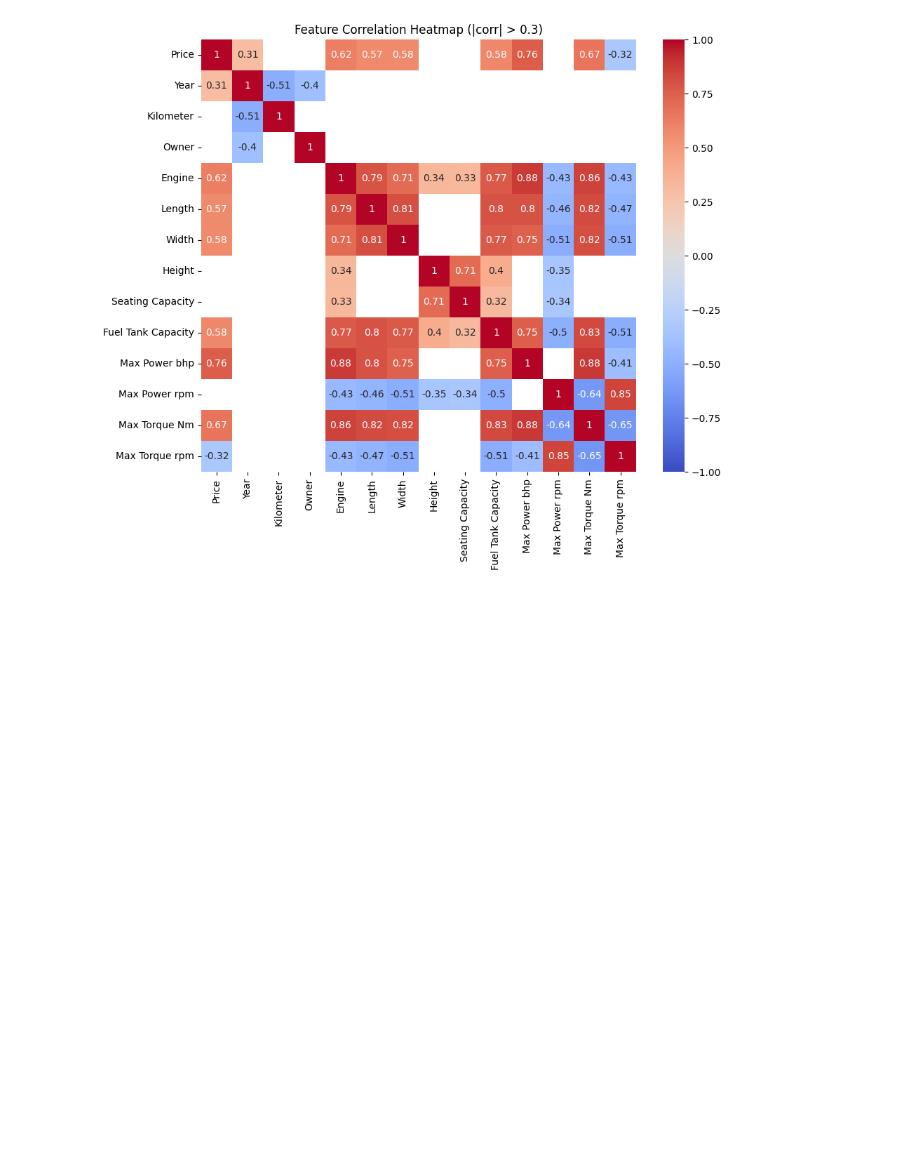
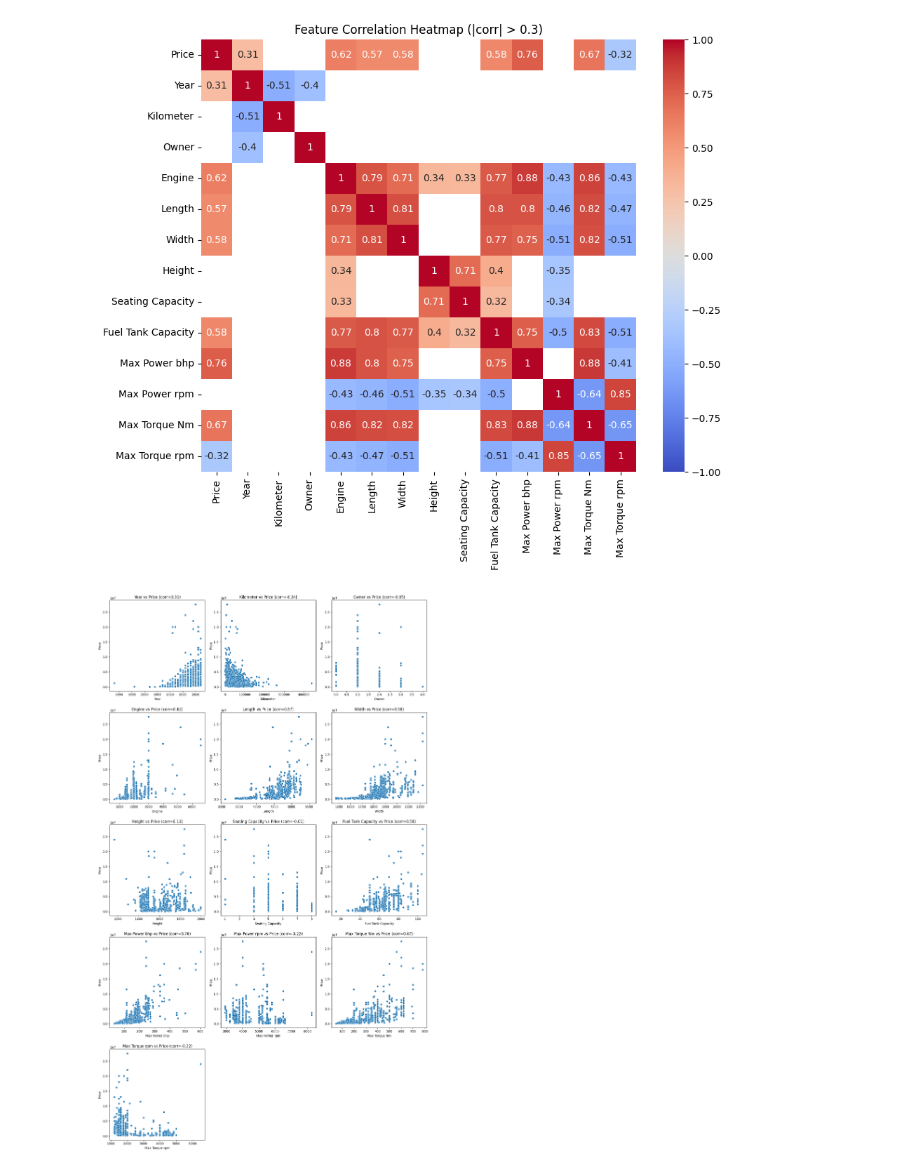
Before and after one commit to p1neapplechoco/LAB1-MML, a Jupyter notebook: visualize.ipynb, the cells around one changed output. Cells and saved outputs as stored; diff of their text form; code cells hidden in the pictures; blank space fills up the shorter version.

```diff
--- a/visualize.ipynb
+++ b/visualize.ipynb
@@ -164,3 +166,30 @@ plt.title("Feature Correlation Heatmap (|corr| > 0.3)")
 plt.show()
 # %% [output]
 [figure]
+# %%
+import math
+correlations = numeric_data.corr()["Price"]
+num_cols = [col for col in numeric_data.columns if col != "Price"]
+
+num_plots = len(num_cols)
+cols_per_row = 3
+num_rows = math.ceil(num_plots / cols_per_row)
+
+fig, axes = plt.subplots(num_rows, cols_per_row, figsize=(5 * cols_per_row, 5 * num_rows))
+
+axes = axes.flatten()
+
+for i, col in enumerate(num_cols):
+    corr_value = correlations[col]
+    sns.scatterplot(x=numeric_data[col], y=numeric_data["Price"], ax=axes[i])
+    axes[i].set_title(f"{col} vs Price (corr={corr_value:.2f})")
+    axes[i].set_xlabel(col)
+    axes[i].set_ylabel("Price")
+
+for j in range(i + 1, len(axes)):
+    fig.delaxes(axes[j])
+
+plt.tight_layout()
+plt.show()
+# %% [output]
+[figure, added]
```
Also changed, not shown: parts of 2 cells of this notebook.
